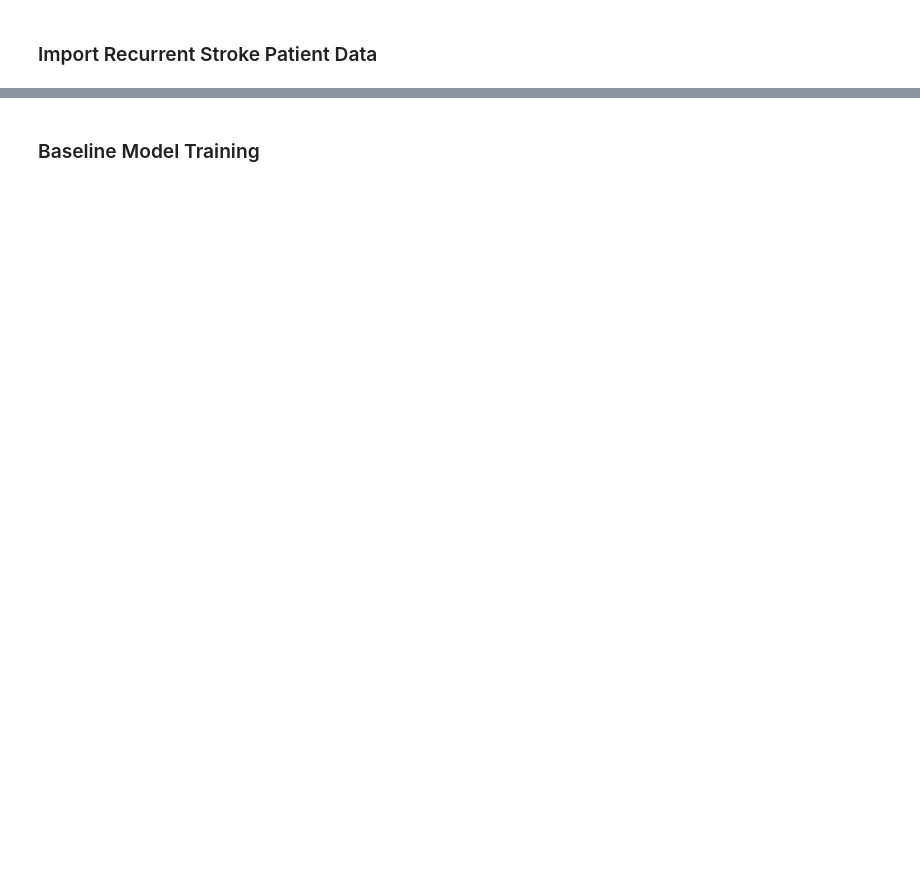
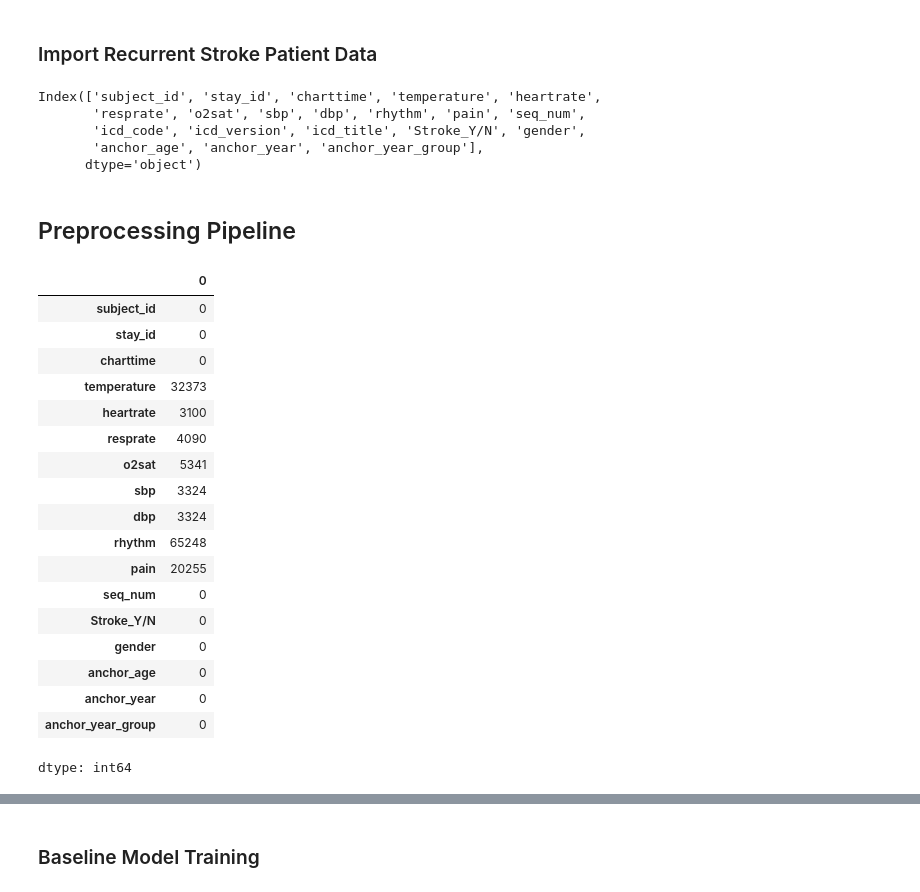
Before and after one commit to Zfeng0207/FIT3199-FYP, a Jupyter notebook: 02_baseline_model_evaluation.ipynb, the cells around one changed output, grey strips where cells are left out. Saved outputs shown, nothing was run; the diff lists cells and outputs as text; code cells hidden in the pictures; blank space fills up the shorter version.

```diff
--- a/02_baseline_model_evaluation.ipynb
+++ b/02_baseline_model_evaluation.ipynb
@@ -58,4 +55,39 @@ MLflow Tracking UI is available at: https://62c4-34-81-114-210.ngrok-free.app
 # %% [markdown]
 ### Import Recurrent Stroke Patient Data
 # %%
-processed_df = pd.read_csv('/content/drive/MyDrive/Colab Notebooks/FIT3199-FYP/input/00_recurrent_stroke_patient.csv')
+recurrent_df = pd.read_csv('/content/drive/MyDrive/Colab Notebooks/FIT3199-FYP/input/00_recurrent_stroke_patient.csv')
+# %%
+recurrent_df.drop(columns=['dod','numeric_part',"icd_code", "icd_version", "numeric_part", "dod", "icd_title"],inplace=True)
+recurrent_df = recurrent_df.dropna(subset=['charttime'])
+# %%
+recurrent_df.columns
+# %% [output]
+Index(['subject_id', 'stay_id', 'charttime', 'temperature', 'heartrate',
+       'resprate', 'o2sat', 'sbp', 'dbp', 'rhythm', 'pain', 'seq_num',
+       'icd_code', 'icd_version', 'icd_title', 'Stroke_Y/N', 'gender',
+       'anchor_age', 'anchor_year', 'anchor_year_group'],
+      dtype='object')
+# %% [markdown]
+## Preprocessing Pipeline
+# %%
+recurrent_df.isna().sum()
+# %% [output]
+|  | 0 |
+| subject_id | 0 |
+| stay_id | 0 |
+| charttime | 0 |
+| temperature | 32373 |
+| heartrate | 3100 |
+| resprate | 4090 |
+| o2sat | 5341 |
+| sbp | 3324 |
+| dbp | 3324 |
+| rhythm | 65248 |
+| pain | 20255 |
+| seq_num | 0 |
+| Stroke_Y/N | 0 |
+| gender | 0 |
+| anchor_age | 0 |
+| anchor_year | 0 |
+| anchor_year_group | 0 |
+dtype: int64
```
Also changed, not shown: parts of 31 cells of this notebook.
